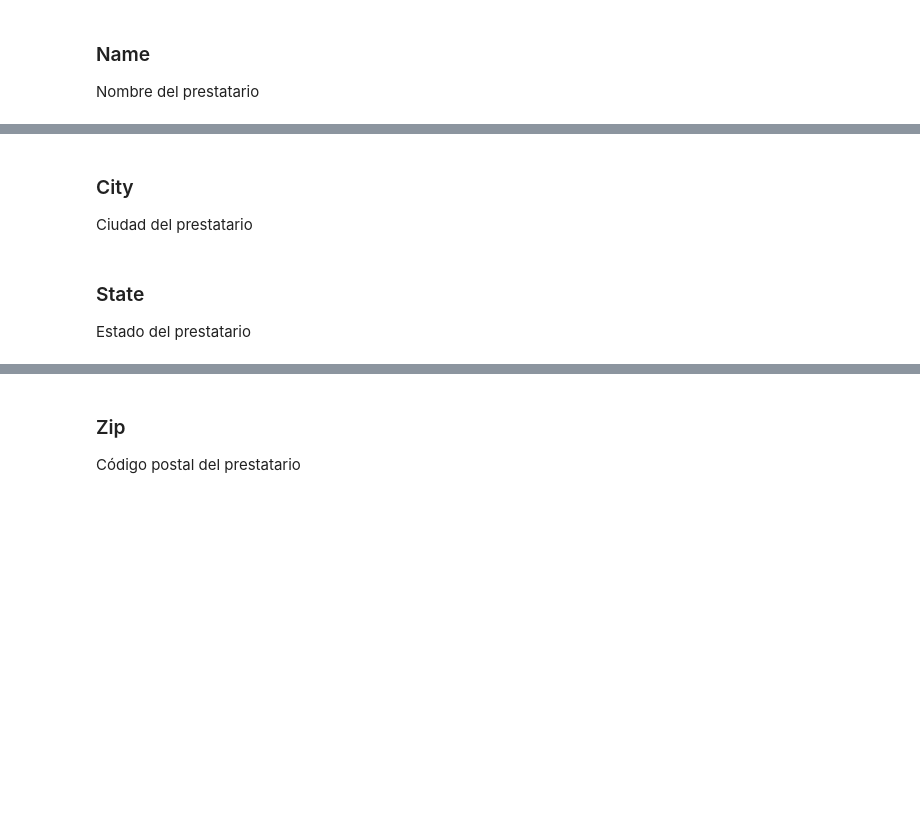
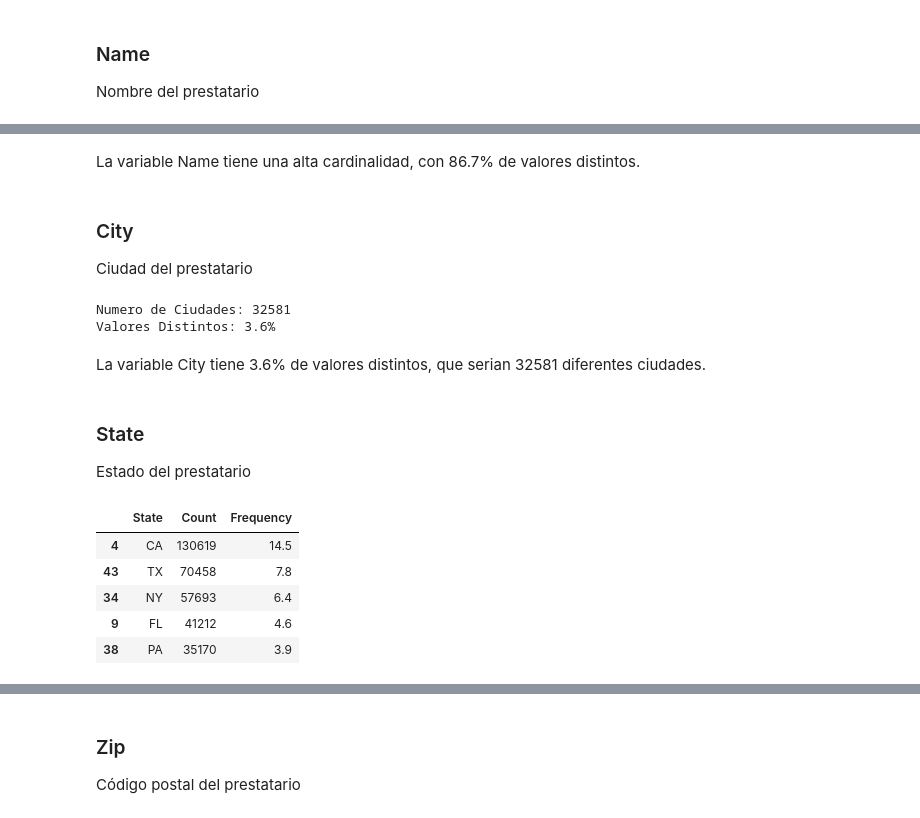
Before and after one commit to Ly-Ax/TFMasterIA, a Jupyter notebook: notebooks/data_exploration.ipynb, the cells around one changed output, grey strips where cells are left out. Saved outputs shown, nothing was run; the diff lists cells and outputs as text; code cells hidden in the pictures; blank space fills up the shorter version.

```diff
--- a/notebooks/data_exploration.ipynb
+++ b/notebooks/data_exploration.ipynb
@@ -28,6 +106,33 @@ Nombre del prestatario
+# %% [markdown]
+La variable Name tiene una alta cardinalidad, con 86.7% de valores distintos.
 # %% [markdown]
 ### City
 Ciudad del prestatario
+# %%
+nrows = df.shape[0]
+nvar = df["City"].nunique()
+pvar = nvar / nrows
+
+print(f"Numero de Ciudades: {nvar}")
+print(f"Valores Distintos: {round(pvar * 100, 1)}%")
+# %% [output]
+Numero de Ciudades: 32581
+Valores Distintos: 3.6%
+# %% [markdown]
+La variable City tiene 3.6% de valores distintos, que serian 32581 diferentes ciudades.
 # %% [markdown]
 ### State
 Estado del prestatario
+# %%
+df_st1 = df.groupby("State")["LoanNr_ChkDgt"].count()
+df_st1 = pd.DataFrame(df_st1).reset_index()
+df_st1.rename(columns={"LoanNr_ChkDgt":"Count"}, inplace=True)
+df_st1["Frequency"] = round((df_st1["Count"] / df.shape[0]) * 100, 1)
+df_st1.sort_values("Count", ascending=False).head(5)
+# %% [output]
+|  | State | Count | Frequency |
+| 4 | CA | 130619 | 14.5 |
+| 43 | TX | 70458 | 7.8 |
+| 34 | NY | 57693 | 6.4 |
+| 9 | FL | 41212 | 4.6 |
+| 38 | PA | 35170 | 3.9 |
```
Also changed, not shown: parts of 18 cells of this notebook, 1 other file.
